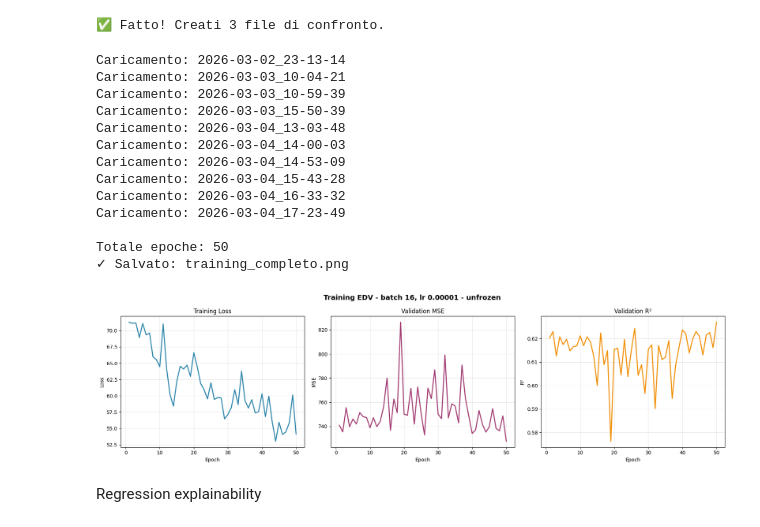
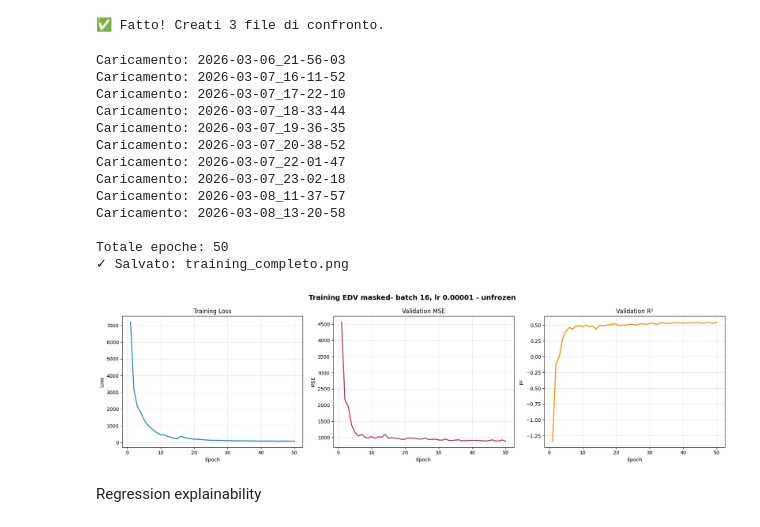
Before and after one commit to Kaonashi8/echonet, a Jupyter notebook: notebooks/train-yolov8-instance-segmentation-on-custom-dataset.ipynb, the cells around one changed output. Saved outputs shown, nothing was run; the diff lists cells and outputs as text; code cells hidden in the pictures.

```diff
--- a/notebooks/train-yolov8-instance-segmentation-on-custom-dataset.ipynb
+++ b/notebooks/train-yolov8-instance-segmentation-on-custom-dataset.ipynb
@@ -1094,45 +1095,45 @@ print(f"\nTotale epoche: {epochs_all[-1]}")
 
 # Grafico
 fig, axes = plt.subplots(1, 3, figsize=(18, 5))
-fig.suptitle('Training EDV - batch 16, lr 0.00001 - unfrozen', fontsize=14, fontweight='bold')
+fig.suptitle('Training EDV masked- batch 16, lr 0.00001 - unfrozen', fontsize=14, fontweight='bold')
 
 axes[0].plot(epochs_all, train_loss_all, color='#2E86AB', linewidth=2)
 axes[0].set_title('Training Loss')
 axes[0].set_xlabel('Epoch')
 axes[0].set_ylabel('Loss')
 axes[0].grid(True, alpha=0.3)
 
 axes[1].plot(epochs_all, val_mse_all, color='#A23B72', linewidth=2)
 axes[1].set_title('Validation MSE')
 axes[1].set_xlabel('Epoch')
 axes[1].set_ylabel('MSE')
 axes[1].grid(True, alpha=0.3)
 
 axes[2].plot(epochs_all, val_r2_all, color='#F18F01', linewidth=2)
 axes[2].set_title('Validation R²')
 axes[2].set_xlabel('Epoch')
 axes[2].set_ylabel('R²')
 axes[2].grid(True, alpha=0.3)
 
 plt.tight_layout()
 plt.savefig('training_completo.png', dpi=300, bbox_inches='tight')
 print("✓ Salvato: training_completo.png")
 plt.show()
 # %% [output]
-Caricamento: 2026-03-02_23-13-14
-Caricamento: 2026-03-03_10-04-21
-Caricamento: 2026-03-03_10-59-39
-Caricamento: 2026-03-03_15-50-39
-Caricamento: 2026-03-04_13-03-48
-Caricamento: 2026-03-04_14-00-03
-Caricamento: 2026-03-04_14-53-09
-Caricamento: 2026-03-04_15-43-28
-Caricamento: 2026-03-04_16-33-32
-Caricamento: 2026-03-04_17-23-49
+Caricamento: 2026-03-06_21-56-03
+Caricamento: 2026-03-07_16-11-52
+Caricamento: 2026-03-07_17-22-10
+Caricamento: 2026-03-07_18-33-44
+Caricamento: 2026-03-07_19-36-35
+Caricamento: 2026-03-07_20-38-52
+Caricamento: 2026-03-07_22-01-47
+Caricamento: 2026-03-07_23-02-18
+Caricamento: 2026-03-08_11-37-57
+Caricamento: 2026-03-08_13-20-58
 
 Totale epoche: 50
 ✓ Salvato: training_completo.png
-[figure, old version]
+[figure, new version]
 # %% [markdown]
 Regression explainability
 # %%
```
Also changed, not shown: parts of 7 cells of this notebook.
